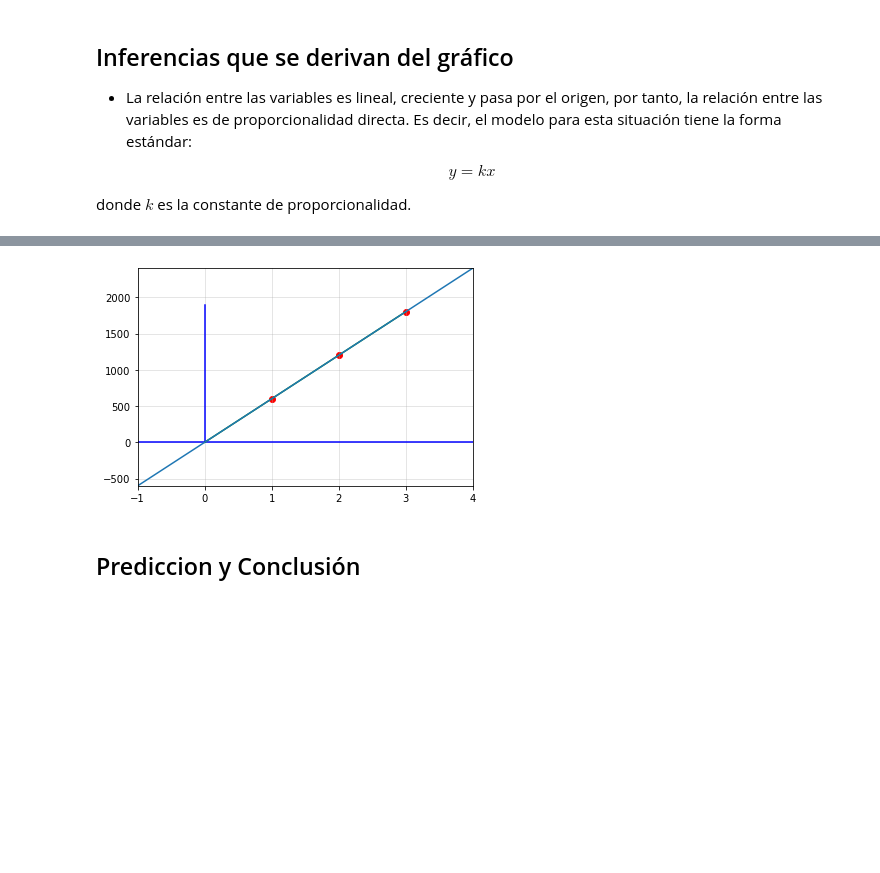
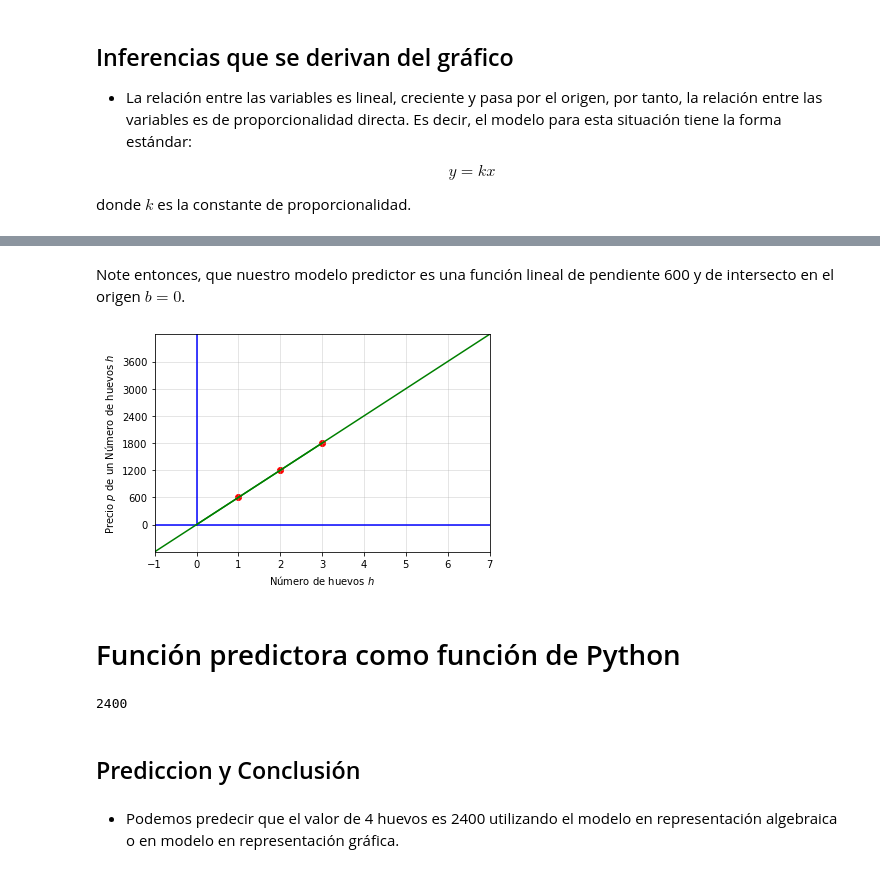
Before and after one commit to marco-canas/fundamentos_de_las_matematicas, a Jupyter notebook: clases/3_funciones/proporcionalidad_directa_huevos.ipynb, the cells around one changed output, grey strips where cells are left out. Cells and saved outputs as stored; diff of their text form; code cells hidden in the pictures; blank space fills up the shorter version.

```diff
--- a/clases/3_funciones/proporcionalidad_directa_huevos.ipynb
+++ b/clases/3_funciones/proporcionalidad_directa_huevos.ipynb
@@ -74,32 +77,44 @@ note entonces, que nuestro modelo predictor es una función lineal de pendiente
+# %% [markdown]
+Note entonces, que nuestro modelo predictor es una función lineal de pendiente 600 y de intersecto en el origen $b = 0$.
 # %%
 from sklearn.linear_model import LinearRegression
 
 modelo_lineal = LinearRegression()
 
 modelo_lineal.fit(h,p)
 
 m,b = modelo_lineal.coef_[0][0], modelo_lineal.intercept_
 # recuerde que .coef_ devuelve un arreglo de numpy 2D
 
+# dominio
+c,d = -1,7
+
+
 #rectangulo de visualizacion
-rectangulo = [-1, 4, -1*m+b, 4*m+b ]
+rectangulo = [c, d, c*m+b, d*m+b ]
 
 plt.axis(rectangulo)
 
-plt.plot([-1,4], [0,0], 'b-') # trazo del eje x
-plt.plot([0,0], [0,1900], 'b-') # trazo del eje y
+plt.plot([c,d], [0,0], 'b-') # trazo del eje x
+plt.xlabel('Número de huevos $h$')
+plt.plot([0,0], [0,d*m+b], 'b-')    # trazo del eje y
+plt.ylabel('Precio $p$ de un Número de huevos $h$')
+plt.yticks(np.arange(0, 4000, 600))  # metrizamos el eje y cada 600
+
 
 # gráfica de los datos
 plt.scatter(h, p, color = 'red')
 
-plt.plot(np.r_[np.array([[0]]),h], np.r_[np.array([[0]]),p], color = 'green')
+plt.plot(np.r_[np.array([[0]]),h], np.r_[np.array([[0]]),p], color = 'green') # unión de los datos con segmentos rectilíneos
 
-plt.plot([-1,4], [-1*m+b, 4*m + b]) # grafica del modelo
+plt.plot([c,d], [c*m+b, d*m + b], color = 'green')     # gráfica del modelo
 
 plt.grid(alpha = 0.4)
 
 plt.savefig('datos_modelo.jpg')
 
 plt.show()
 # %% [output]
-[figure, old version]
+[figure, new version]
+# %% [markdown]
+# Función predictora como función de Python
@@ -106,2 +124,8 @@ plt.show()
+# %%
+p(4)
+# %% [output]
+2400
 # %% [markdown]
 ## Prediccion y Conclusión
+# %% [markdown]
+* Podemos predecir que el valor de 4 huevos es 2400 utilizando el modelo en representación algebraica o en modelo en representación gráfica.
```
Also changed, not shown: parts of 8 cells of this notebook, 3 other files.
